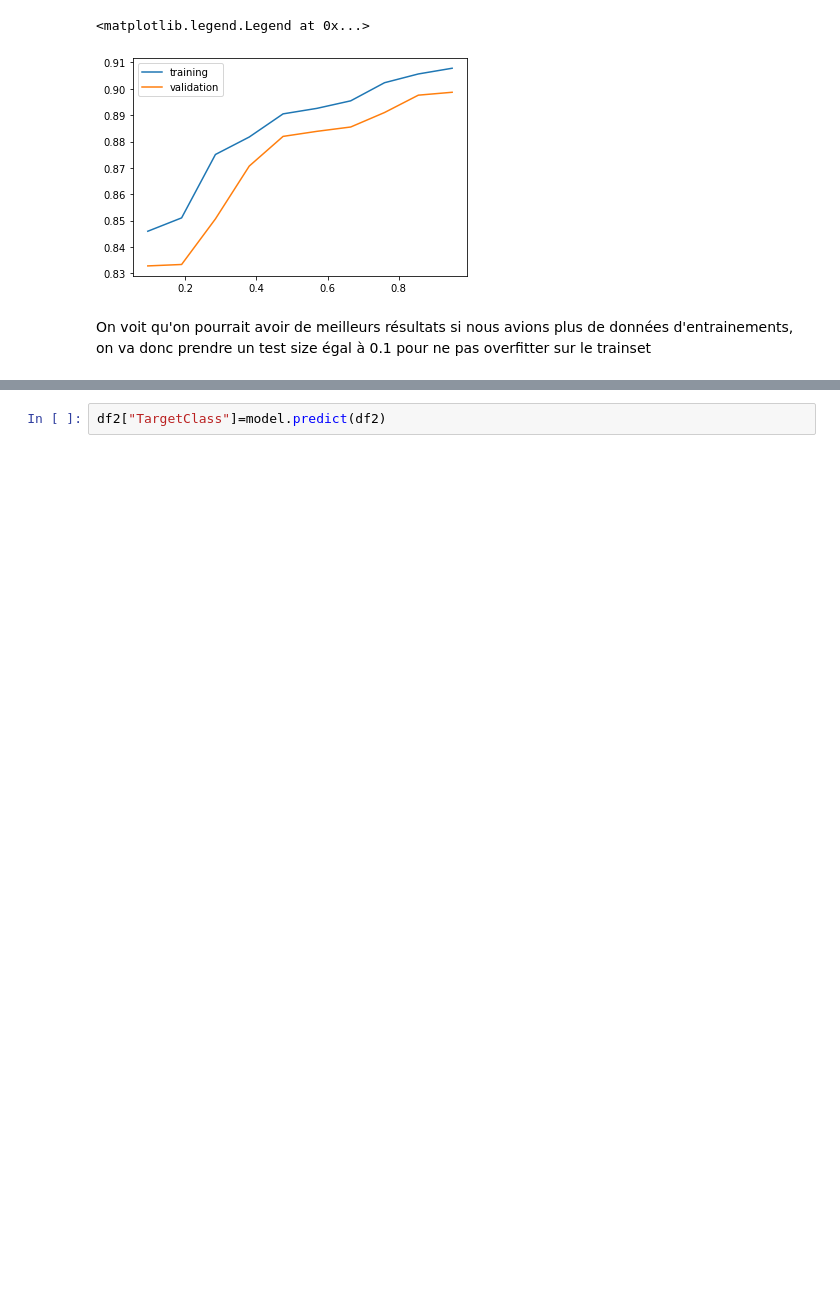
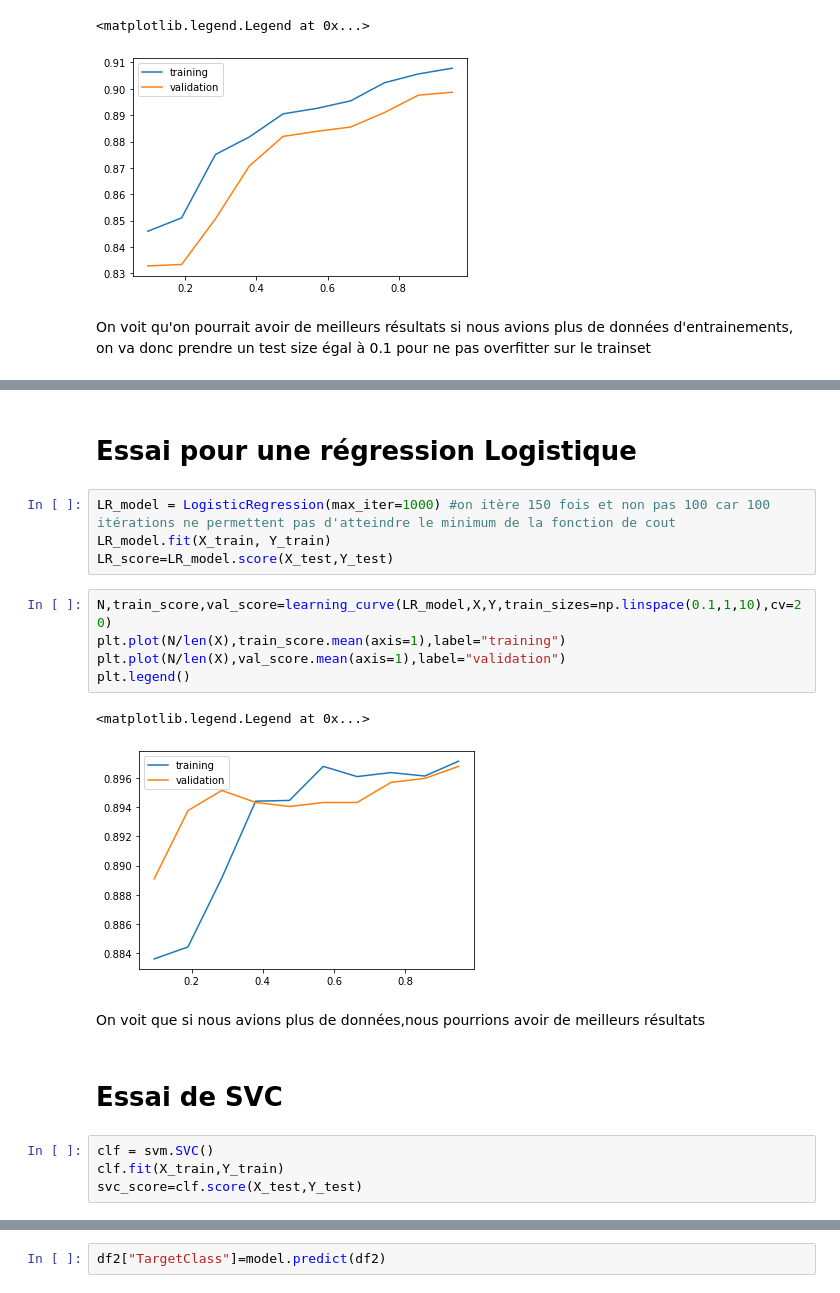
Before and after one commit to Kithtus/galaxies, a Jupyter notebook: etoiles.ipynb, the cells around one changed output, grey strips where cells are left out. Saved outputs shown, nothing was run; the diff lists cells and outputs as text; blank space fills up the shorter version.

```diff
--- a/etoiles.ipynb
+++ b/etoiles.ipynb
@@ -100,0 +114,22 @@ df2=df2.dropna(axis=1)
+# %% [markdown]
+# Essai pour une régression Logistique
+# %%
+LR_model = LogisticRegression(max_iter=1000) #on itère 150 fois et non pas 100 car 100 itérations ne permettent pas d'atteindre le minimum de la fonction de cout
+LR_model.fit(X_train, Y_train)
+LR_score=LR_model.score(X_test,Y_test)
+# %%
+N,train_score,val_score=learning_curve(LR_model,X,Y,train_sizes=np.linspace(0.1,1,10),cv=20)
+plt.plot(N/len(X),train_score.mean(axis=1),label="training")
+plt.plot(N/len(X),val_score.mean(axis=1),label="validation")
+plt.legend()
+# %% [output]
+<matplotlib.legend.Legend at 0x...>
+[figure, added]
+# %% [markdown]
+On voit que si nous avions plus de données,nous pourrions avoir de meilleurs résultats
+# %% [markdown]
+# Essai de SVC
+# %%
+clf = svm.SVC()
+clf.fit(X_train,Y_train)
+svc_score=clf.score(X_test,Y_test)
```
Also changed, not shown: parts of 23 cells of this notebook.
